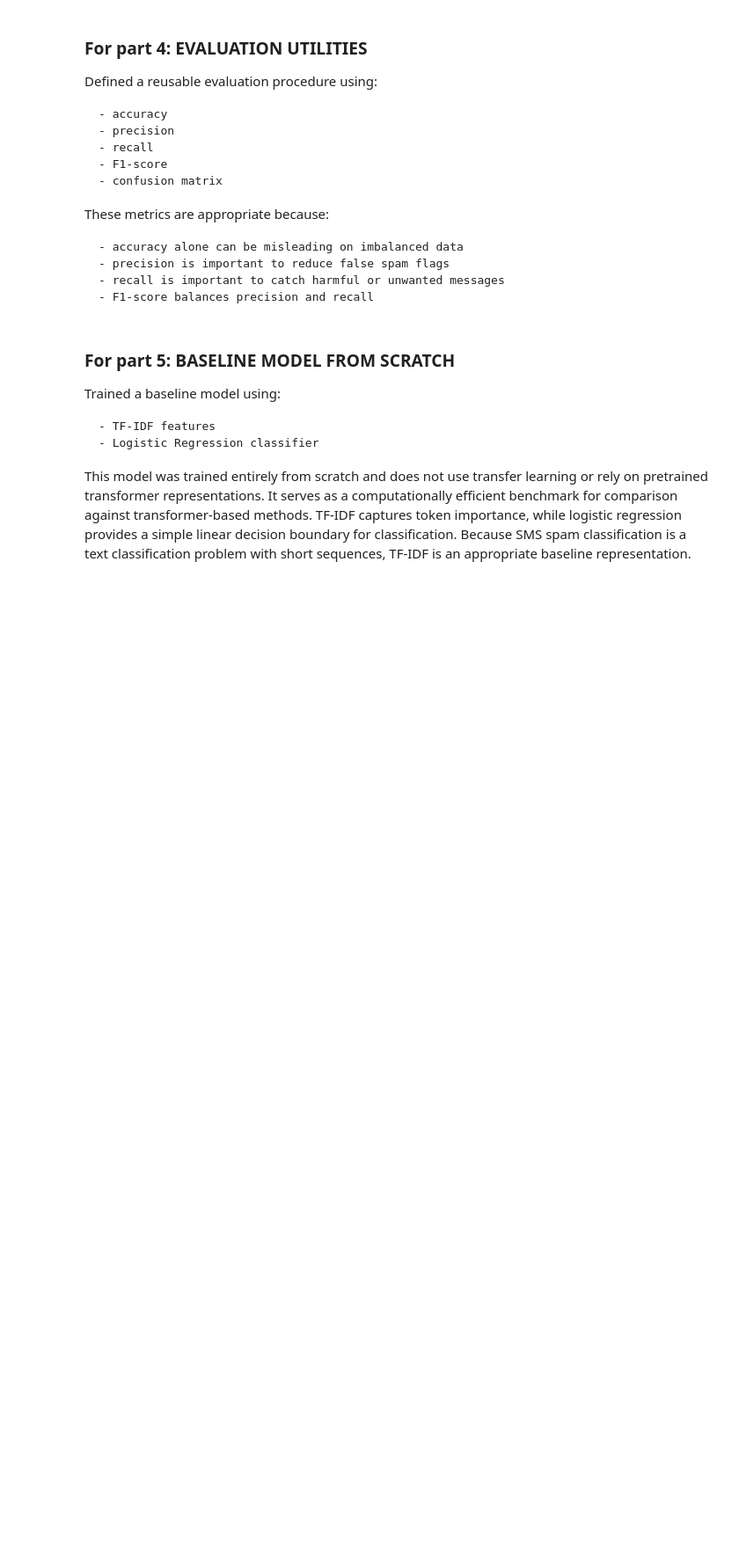
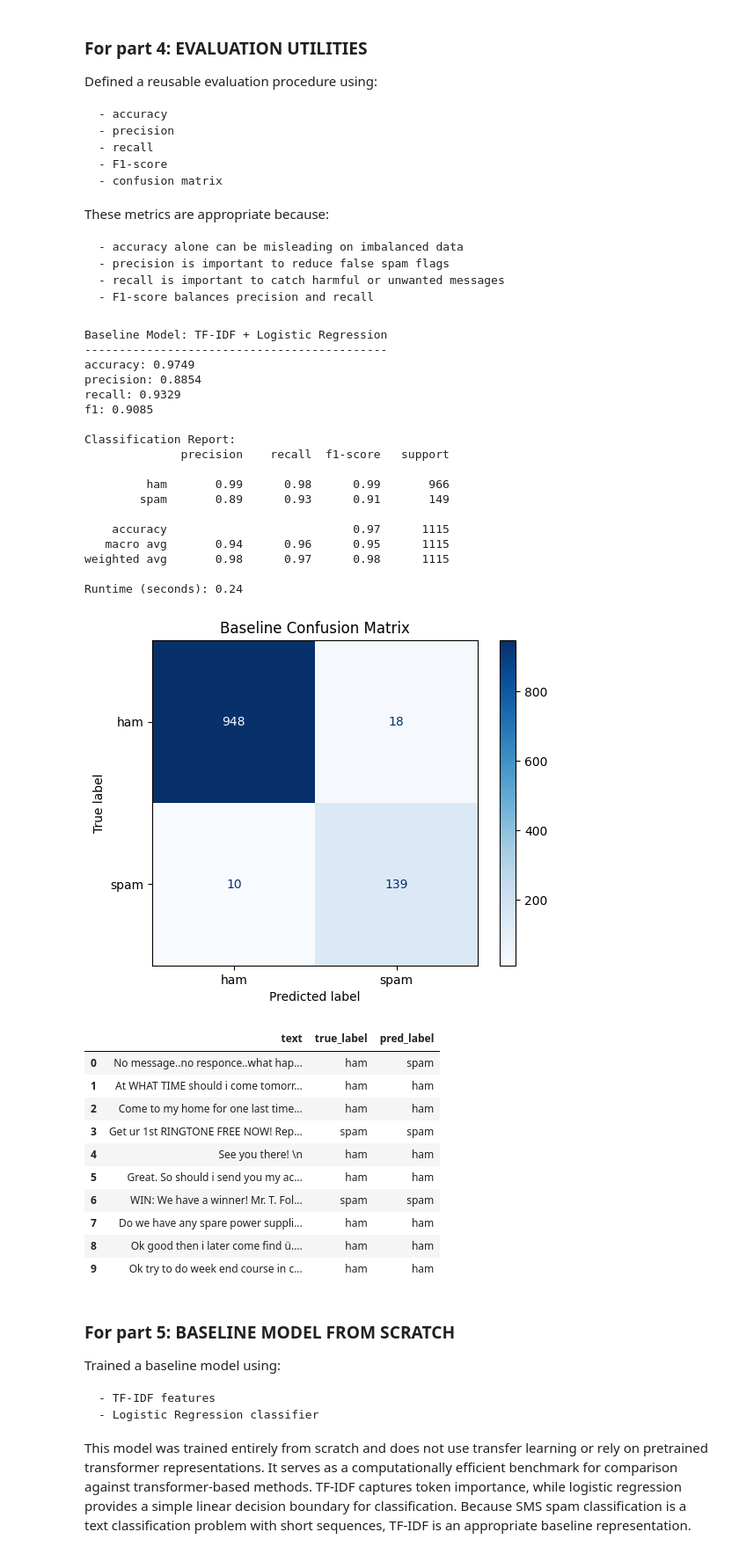
Before and after one commit to Gink3/CS7325-Labs, a Jupyter notebook: Lab 2/Lab 2.ipynb, the cells around one changed output. Shown at 88% size. Drawn from its saved outputs; the diff is of its cells as text; code cells hidden in the pictures; blank space fills up the shorter version.

```diff
--- a/Lab 2/Lab 2.ipynb
+++ b/Lab 2/Lab 2.ipynb
@@ -249,9 +295,9 @@ This split is reasonable because:
     - the dataset is imbalanced
     - both models and evaluation metrics depend on consistent label proportions
 # %%
-// =========================
-// [4] EVALUATION UTILITIES
-// =========================
+# =========================
+# [4] EVALUATION UTILITIES
+# =========================
 
 # Compute standard binary classification metrics then reteurn a dictionary for convenient reporting.
 def compute_metrics_basic(y_true, y_pred):
@@ -274,7 +320,7 @@ def print_metrics(title, y_true, y_pred):
     return metrics
 
 # Plot confusion matrix for visual comparison.
-def plot_conf_matrix(y_true, y_pred, title)
+def plot_conf_matrix(y_true, y_pred, title):
     cm = confusion_matrix(y_true, y_pred)
     disp = ConfusionMatrixDisplay(confusion_matrix=cm, display_labels=["ham", "spam"])
     disp.plot(cmap="Blues")
@@ -305,9 +351,9 @@ These metrics are appropriate because:
     - recall is important to catch harmful or unwanted messages
     - F1-score balances precision and recall
 # %%
-// =========================
-// [5] BASELINE MODEL FROM SCRATCH
-// =========================
+# =========================
+# [5] BASELINE MODEL FROM SCRATCH
+# =========================
 
 # TF-IDF + Logistic Regression as a baseline for text classification.
 baseline_model = Pipeline([
@@ -320,33 +366,64 @@ baseline_model = Pipeline([
     ("clf", LogisticRegression(
         max_iter=1000,
         class_weight="balanced",
         random_state=SEED
     ))
 ])
 
 start = start_timer()
 baseline_model.fit(train_df["text"], train_df["label"])
 baseline_runtime = end_timer(start)
 
 baseline_preds = baseline_model.predict(test_df["text"])
 
 baseline_metrics = print_metrics(
     "Baseline Model: TF-IDF + Logistic Regression",
     test_df["label"],
     baseline_preds
 )
 
 print(f"Runtime (seconds): {baseline_runtime:.2f}")
 plot_conf_matrix(test_df["label"], baseline_preds, "Baseline Confusion Matrix")
 
 # Inspect predictions
 sample_results = pd.DataFrame({
     "text": test_df["text"].head(10),
     "true_label": test_df["label"].head(10).map(id2label),
     "pred_label": pd.Series(baseline_preds[:10]).map(id2label)
 })
 
 sample_results
+# %% [output]
+Baseline Model: TF-IDF + Logistic Regression
+--------------------------------------------
+accuracy: 0.9749
+precision: 0.8854
+recall: 0.9329
+f1: 0.9085
+
+Classification Report:
+              precision    recall  f1-score   support
+
+         ham       0.99      0.98      0.99       966
+        spam       0.89      0.93      0.91       149
+
+    accuracy                           0.97      1115
+   macro avg       0.94      0.96      0.95      1115
+weighted avg       0.98      0.97      0.98      1115
+
+Runtime (seconds): 0.24
+[figure, added]
+|  | text | true_label | pred_label |
+| 0 | No message..no responce..what hap... | ham | spam |
+| 1 | At WHAT TIME should i come tomorr... | ham | ham |
+| 2 | Come to my home for one last time... | ham | ham |
+| 3 | Get ur 1st RINGTONE FREE NOW! Rep... | spam | spam |
+| 4 | See you there! \n | ham | ham |
+| 5 | Great. So should i send you my ac... | ham | ham |
+| 6 | WIN: We have a winner! Mr. T. Fol... | spam | spam |
+| 7 | Do we have any spare power suppli... | ham | ham |
+| 8 | Ok good then i later come find ü.... | ham | ham |
+| 9 | Ok try to do week end course in c... | ham | ham |
 # %% [markdown]
 ### For part 5: BASELINE MODEL FROM SCRATCH
 
```
Also changed, not shown: parts of 9 cells of this notebook, 2 other files.
